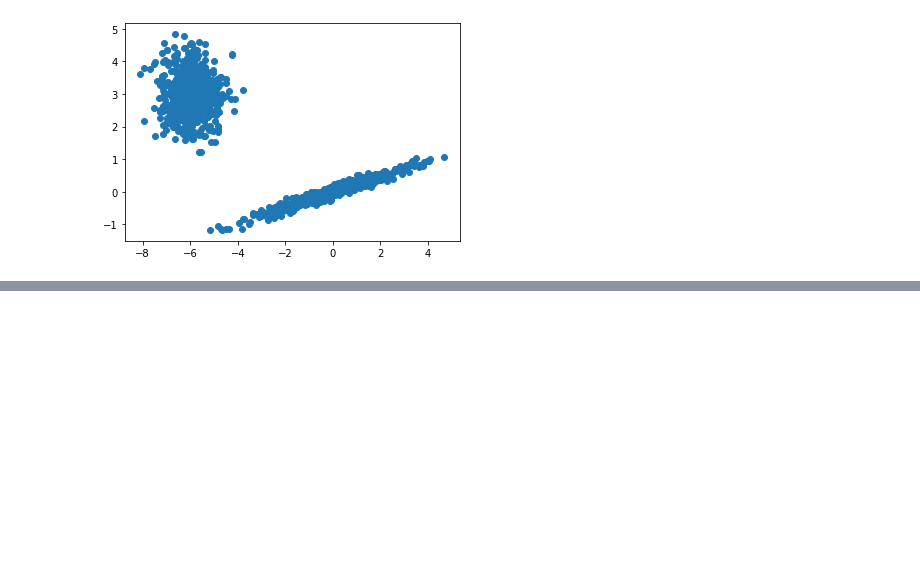
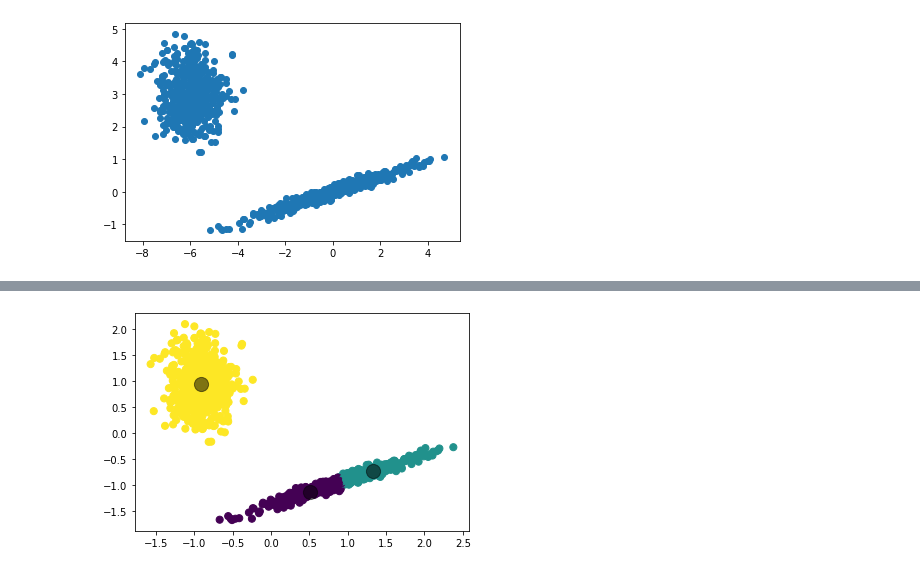
Before and after one commit to hirsiAbdollahi/Kmeans-from-scratch, a Jupyter notebook: Kmeans_fromScratch.ipynb, the cells around one changed output, grey strips where cells are left out. Cells and saved outputs as stored; diff of their text form; code cells hidden in the pictures; blank space fills up the shorter version.

```diff
--- a/Kmeans_fromScratch.ipynb
+++ b/Kmeans_fromScratch.ipynb
@@ -9,5 +9,10 @@ plt.figure(figsize=(20,15))
 # %%
 data = pd.read_csv('dataset_1.csv')
 data= data.drop(columns='Unnamed: 0')
+from sklearn.preprocessing import StandardScaler
+scaler = StandardScaler()
+data=scaler.fit_transform(data)
+data= np.round(data,3)
+# data.info()
 data
 # %% [output]
@@ -33,8 +32,8 @@ plt.scatter(data["normalized_age"], data["normalized_salary"])
 data=np.array(data)
 def start_kmeans(k, df):
     centroids ={}
-#     for i in range(k):
-    centroids[i] = [ data[i] for i in range(k)]
+    for i in range(k):
+        centroids[i] = data[i]
 
     return centroids
 # %%
@@ -59,8 +58,6 @@ def new_centroids (clusters):
     return centroids
 # %%
 def run_kmeans (k,df, max_iter):
-
-    df= np.array(df)
     centroids = start_kmeans(k, df)
     clusters = assign_clusters(centroids, data,k)
     all_centroids= {}
@@ -71,11 +68,6 @@ def run_kmeans (k,df, max_iter):
         all_centroids[iteration]= centroids
         clusters = assign_clusters(centroids, data,k)
 
-#         if iteration > 1:
-#             if all_centroids[iteration] == all_centroids[iteration-1]:
-#                 print("nombre d'iteration =", iteration)
-#                 break
-
 
     return clusters
 # %%
@@ -157,0 +141,9 @@ kmeans.run_kmeans(100)
+# %%
+kmeans= Kmeans(data, 3, 100)
+
+# kmeans.run_kmeans()
+# %%
+kmeans.plot()
+#
+# %% [output]
+[figure, added]
```
Also changed, not shown: parts of 2 cells of this notebook.
